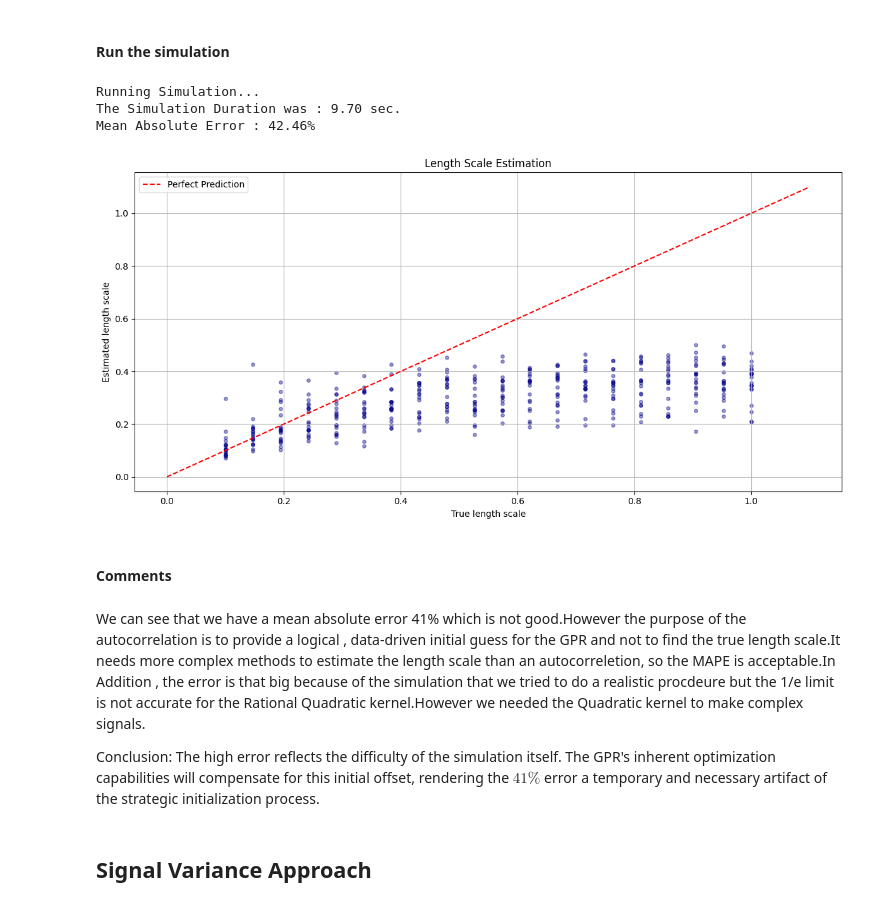
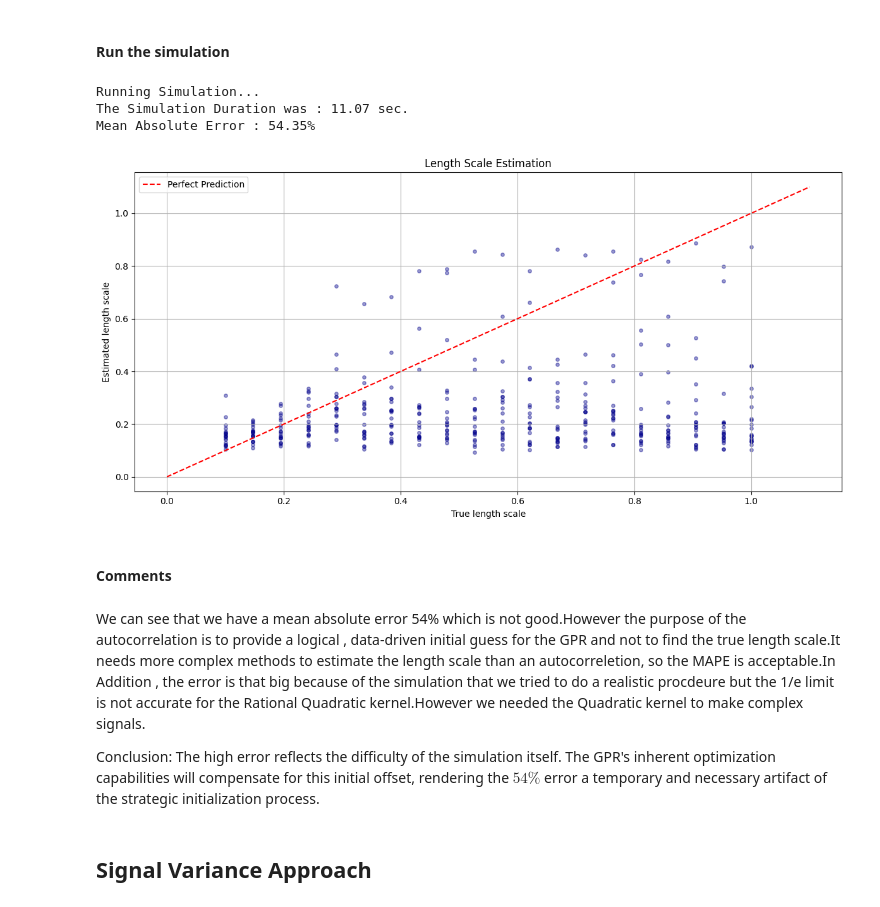
Before and after one commit to Astro-BEAM-AUTh/data-analysis, a Jupyter notebook: BackgroundRemoval/GPR/GPR_Hyperparameters.ipynb, the cells around one changed output. Cells and saved outputs as stored; diff of their text form; code cells hidden in the pictures.

Commit message:
feat(): Remove mask feature for the length_scale estimation, Add gaussian filter

```diff
--- a/BackgroundRemoval/GPR/GPR_Hyperparameters.ipynb
+++ b/BackgroundRemoval/GPR/GPR_Hyperparameters.ipynb
@@ -317,23 +286,25 @@ def get_largest_valid_segment(signal : np.ndarray , mask : np.ndarray) -> np.nda
 # %% [markdown]
 #### The Length scale estimation method(Autocorrelation)
 # %%
-def estimate_length_scale(signal : np.ndarray , mask : np.ndarray, dx : float) -> float :
+def estimate_length_scale(signal : np.ndarray , dx : float , linewidth : float) -> float :
     """
     Estimate the length scale using the auto correlation method.
 
     Args:
         signal (np.ndarray): the signal from which we want to estimate the length scale
-        mask (np.ndarray) : the mask of the signal where the spectral line is
         dx (float): Sampling Step
+        linewidth (float): Signal Variance.An estimation for the amplitude of the signal.We need it for the gaussian filter
 
     Returns:
         float: the estimation of the length scale
     """
-    # Find the biggest segment of data
-    y_segment = get_largest_valid_segment(signal , mask)
+    # Create the gaussian filter
+    linewidth_bins = linewidth
+    smoothing_linewidth = 5.0*linewidth_bins
+    signal_smooth = gaussian_filter1d(signal,sigma=smoothing_linewidth)
 
     # center the signal so the autocorrelation is around 0
-    y_centered = y_segment - np.mean(y_segment)
+    y_centered = signal_smooth - np.mean(signal_smooth)
     corr = np.correlate(y_centered,y_centered,mode="full")
 
     # The result of the mode = full  is symetric.The point in the middle (size//2) is the Lag 0.We are intersted in the distance as we move forward(Lag >=0).
@@ -379,46 +350,50 @@ start_time = time.time()
 
 for true_len in length_values:
     # We call the function that creates the signal
-    signals , masks = generate_signals(freq=frequencies,length_sc=true_len,signals_number=20)
+    signals  = generate_signals(freq=frequencies,length_sc=true_len,signals_number=20)
 
     for i in range(20):
-        # for the i iteration we save the signal and it's mask
+        # for the i iteration we save the signal
         y = signals[:,i]
-        mask = masks[:,i]
+        # For the filter we need an estimation of the variance(amplitude) of the signal.
+        noise_guess = np.median(np.abs(np.diff(y)))
+        total_var = np.var(y)
+        signal_var = total_var - noise_guess**2
+
 
         # We estimate the length_scale
-        length_estimated = estimate_length_scale(y,mask,dx)
+        length_estimated = estimate_length_scale(y,dx,signal_var)
 
         if not np.isnan(length_estimated):
             error = (length_estimated-true_len)/true_len * 100
             results.append({"True" : true_len , "Estimated" : length_estimated , "Error" : error})
 duration = time.time()-start_time
 
 df = pd.DataFrame(results)
 print(f"The Simulation Duration was : {duration :.2f} sec.")
 print(f"Mean Absolute Error : {df['Error'].abs().mean() :.2f}%")
 
 plt.figure(figsize=(12, 6))
 plt.scatter(df["True"] , df["Estimated"] , alpha=0.4 , c="darkblue" , s=15)
 plt.plot([0, 1.1], [0, 1.1], "r--", label="Perfect Prediction")
 plt.xlabel("True length scale")
 plt.ylabel("Estimated length scale")
 plt.title("Length Scale Estimation")
 plt.legend()
 plt.grid(visible=True)
 plt.tight_layout()
 plt.show()
 # %% [output]
 Running Simulation...
-The Simulation Duration was : 9.70 sec.
-Mean Absolute Error : 42.46%
+The Simulation Duration was : 11.07 sec.
+Mean Absolute Error : 54.35%
-[figure, old version]
+[figure, new version]
 # %% [markdown]
 #### Comments
 # %% [markdown]
-We can see that we have a mean absolute error 41% which is not good.However the purpose of the autocorrelation is to provide a logical , data-driven initial guess for the GPR and not to find the true length scale.It needs more complex methods to estimate the length scale than an autocorreletion, so the MAPE is acceptable.In Addition , the error is that big because of the simulation that we tried to do a realistic procdeure but the 1/e limit is not accurate for the Rational Quadratic kernel.However we needed the Quadratic kernel to make complex signals.
+We can see that we have a mean absolute error 54% which is not good.However the purpose of the autocorrelation is to provide a logical , data-driven initial guess for the GPR and not to find the true length scale.It needs more complex methods to estimate the length scale than an autocorreletion, so the MAPE is acceptable.In Addition , the error is that big because of the simulation that we tried to do a realistic procdeure but the 1/e limit is not accurate for the Rational Quadratic kernel.However we needed the Quadratic kernel to make complex signals.
 
-Conclusion: The high error reflects the difficulty of the simulation itself. The GPR's inherent optimization capabilities will compensate for this initial offset, rendering the $41\%$ error a temporary and necessary artifact of the strategic initialization process.
+Conclusion: The high error reflects the difficulty of the simulation itself. The GPR's inherent optimization capabilities will compensate for this initial offset, rendering the $54\%$ error a temporary and necessary artifact of the strategic initialization process.
 # %% [markdown]
 ## Signal Variance Approach
 # %% [markdown]
```
Also changed, not shown: parts of 6 cells of this notebook.
